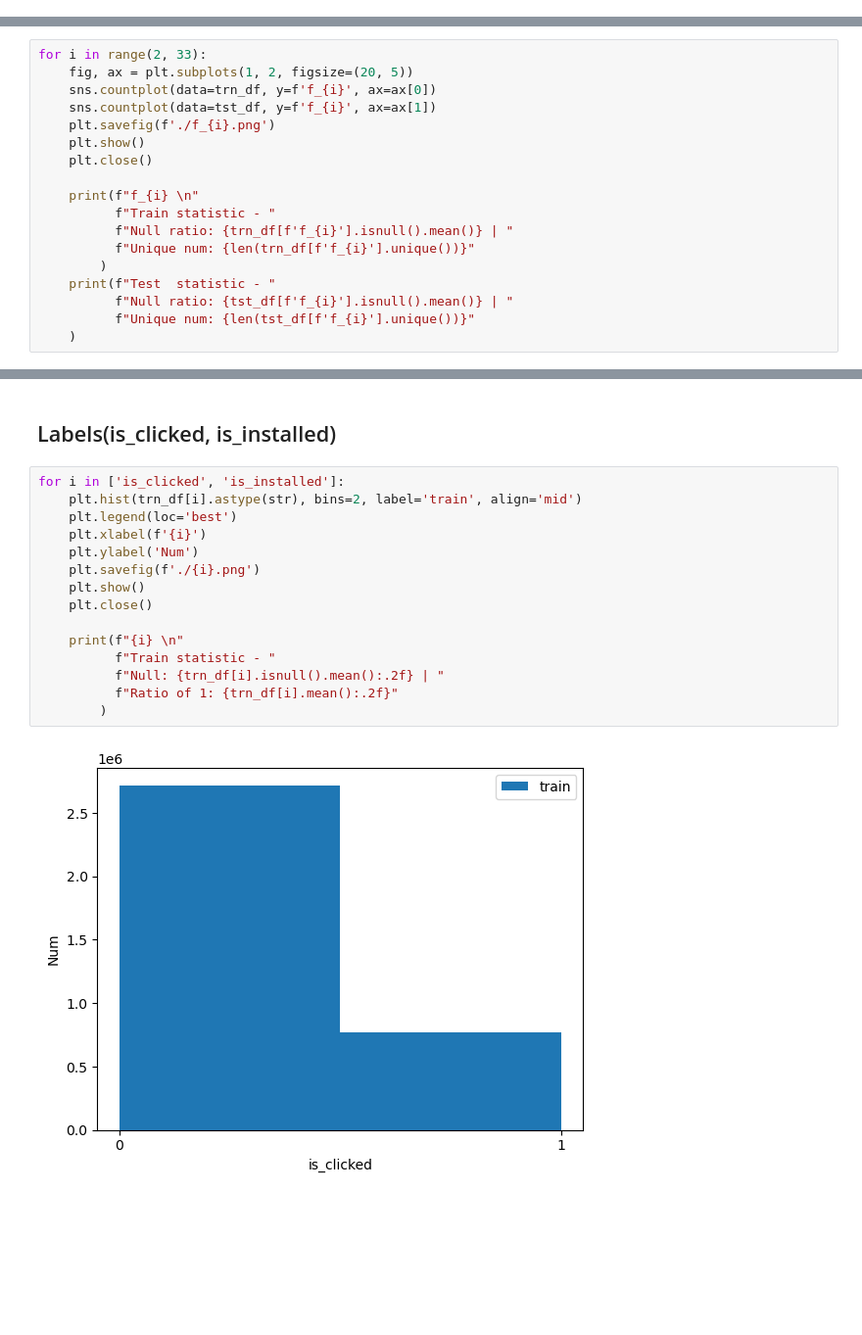
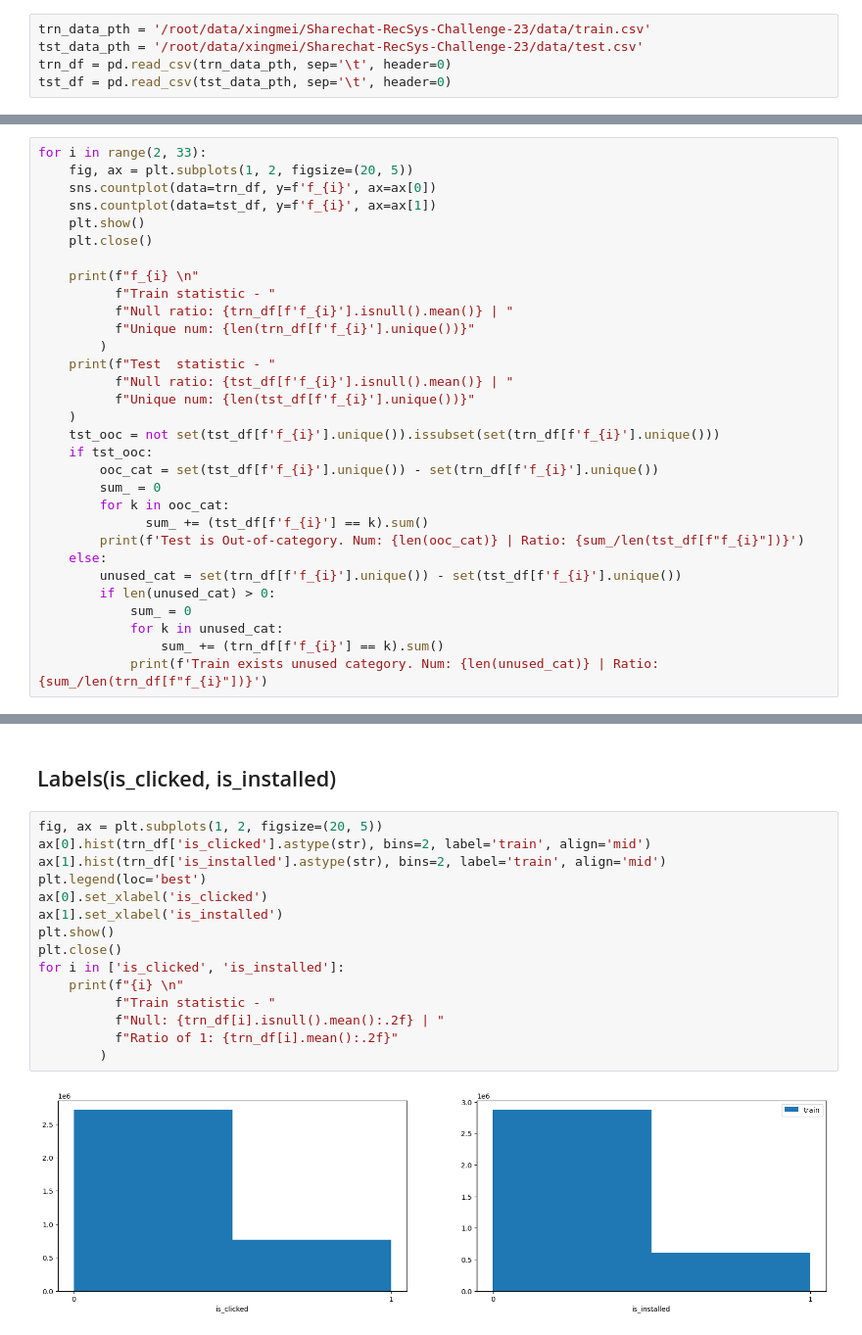
Before and after one commit to pepsi2222/RecSys-Challenge-23, a Jupyter notebook: analyze/feature.ipynb, the cells around one changed output, grey strips where cells are left out. Shown at 98% size. Drawn from its saved outputs; the diff is of its cells as text; blank space fills up the shorter version.

```diff
--- a/analyze/feature.ipynb
+++ b/analyze/feature.ipynb
@@ -44,2 +32,7 @@ tst_df.sample(5)
+# %%
+trn_data_pth = '/root/data/xingmei/Sharechat-RecSys-Challenge-23/data/train.csv'
+tst_data_pth = '/root/data/xingmei/Sharechat-RecSys-Challenge-23/data/test.csv'
+trn_df = pd.read_csv(trn_data_pth, sep='\t', header=0)
+tst_df = pd.read_csv(tst_data_pth, sep='\t', header=0)
 # %%
 trn_df.describe()
@@ -62,7 +76,6 @@ for i in range(2, 33):
     fig, ax = plt.subplots(1, 2, figsize=(20, 5))
     sns.countplot(data=trn_df, y=f'f_{i}', ax=ax[0])
     sns.countplot(data=tst_df, y=f'f_{i}', ax=ax[1])
-    plt.savefig(f'./f_{i}.png')
     plt.show()
     plt.close()
 
@@ -75,6 +88,20 @@ for i in range(2, 33):
           f"Null ratio: {tst_df[f'f_{i}'].isnull().mean()} | "
           f"Unique num: {len(tst_df[f'f_{i}'].unique())}"
     )
+    tst_ooc = not set(tst_df[f'f_{i}'].unique()).issubset(set(trn_df[f'f_{i}'].unique()))
+    if tst_ooc:
+        ooc_cat = set(tst_df[f'f_{i}'].unique()) - set(trn_df[f'f_{i}'].unique())
+        sum_ = 0
+        for k in ooc_cat:
+              sum_ += (tst_df[f'f_{i}'] == k).sum()
+        print(f'Test is Out-of-category. Num: {len(ooc_cat)} | Ratio: {sum_/len(tst_df[f"f_{i}"])}')
+    else:
+        unused_cat = set(trn_df[f'f_{i}'].unique()) - set(tst_df[f'f_{i}'].unique())
+        if len(unused_cat) > 0:
+            sum_ = 0
+            for k in unused_cat:
+                sum_ += (trn_df[f'f_{i}'] == k).sum()
+            print(f'Train exists unused category. Num: {len(unused_cat)} | Ratio: {sum_/len(trn_df[f"f_{i}"])}')
 # %% [output]
 [figure]
 f_2
@@ -200,21 +262,21 @@ Test  statistic - Null: 0.00 | Mean: 0.01 | Median 0.00 | Min: 0.00 | Max 7.42
 # %% [markdown]
 ## Labels(is_clicked, is_installed)
 # %%
+fig, ax = plt.subplots(1, 2, figsize=(20, 5))
+ax[0].hist(trn_df['is_clicked'].astype(str), bins=2, label='train', align='mid')
+ax[1].hist(trn_df['is_installed'].astype(str), bins=2, label='train', align='mid')
+plt.legend(loc='best')
+ax[0].set_xlabel('is_clicked')
+ax[1].set_xlabel('is_installed')
+plt.show()
+plt.close()
 for i in ['is_clicked', 'is_installed']:
-    plt.hist(trn_df[i].astype(str), bins=2, label='train', align='mid')
-    plt.legend(loc='best')
-    plt.xlabel(f'{i}')
-    plt.ylabel('Num')
-    plt.savefig(f'./{i}.png')
-    plt.show()
-    plt.close()
-
     print(f"{i} \n"
           f"Train statistic - "
           f"Null: {trn_df[i].isnull().mean():.2f} | "
           f"Ratio of 1: {trn_df[i].mean():.2f}"
         )
 # %% [output]
-[figure, old version]
+[figure, new version]
 is_clicked
 Train statistic - Null: 0.00 | Ratio of 1: 0.22
```
Also changed, not shown: parts of 11 cells of this notebook, 3 other files.
